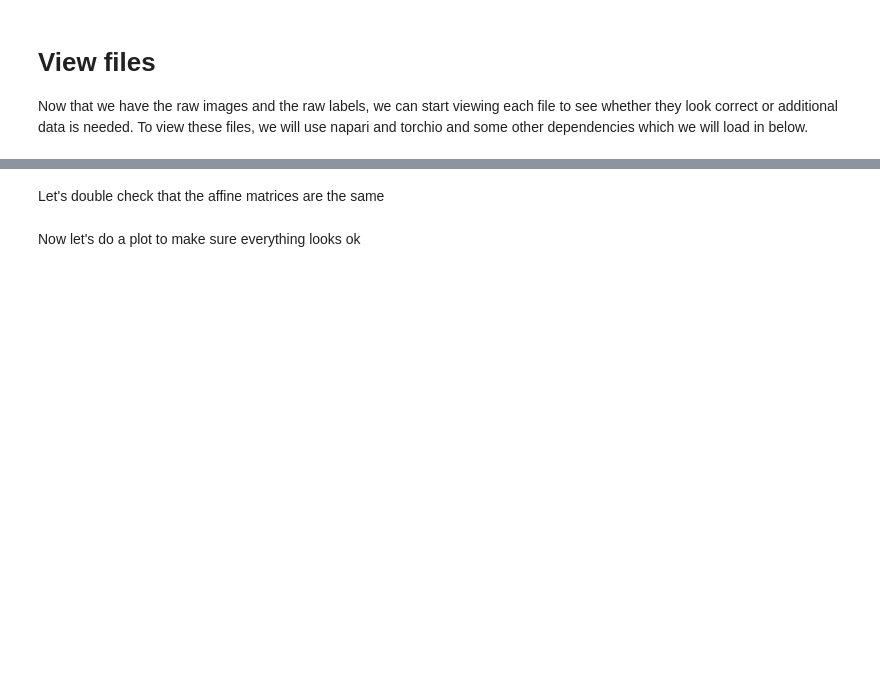
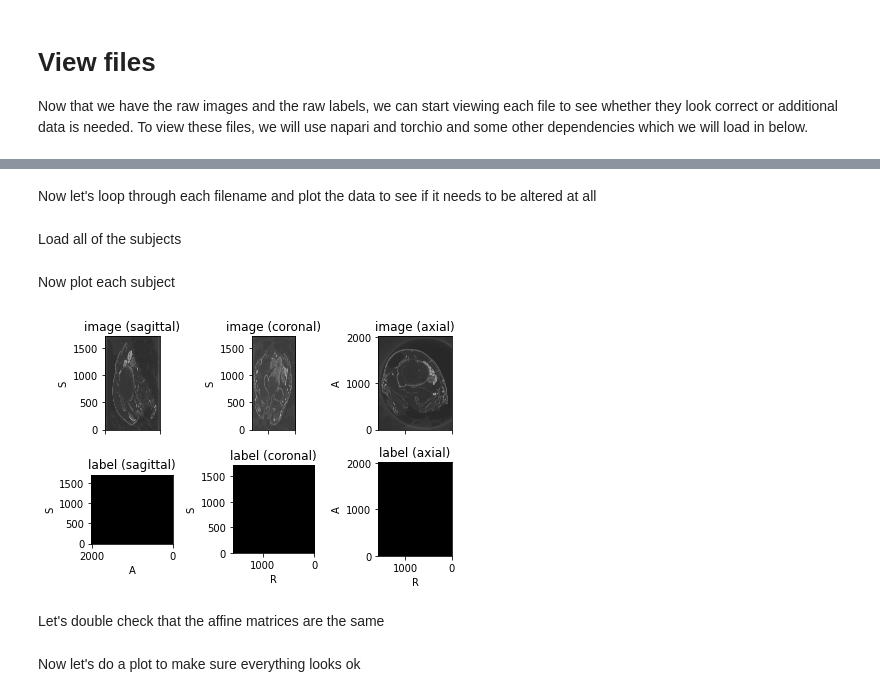
Before and after one commit to jakemanger/dhr, a Jupyter notebook: 03_view_files.ipynb, the cells around one changed output, grey strips where cells are left out. Cells and saved outputs as stored; diff of their text form; code cells hidden in the pictures; blank space fills up the shorter version.

Commit message:
added stages so we can plot images and labels together to inspect that they are ok

```diff
--- a/03_view_files.ipynb
+++ b/03_view_files.ipynb
@@ -39 +42,13 @@ labels[:5]
+# %%
+imgs_p = []
+for img in imgs:
+    imgs_p.append(Path(img).stem)
+
+labels_p = []
+for label in labels:
+    labels_p.append(Path(label).stem)
+
+filenames = sorted(list(set(imgs_p) & set(labels_p)))
+# %% [markdown]
+Now let's loop through each filename and plot the data to see if it needs to be altered at all
 # %%
@@ -42,0 +56,18 @@ for i in range(len(imgs)):
+# %% [markdown]
+Load all of the subjects
+# %%
+subjects = []
+
+for filename in filenames:
+    subject = tio.Subject(
+        image=tio.ScalarImage(img_dir + filename + '.nii'),
+        label=tio.LabelMap(label_dir + filename + '.nii'),
+        filename=filename
+    )
+    subjects.append(subject)
+# %% [markdown]
+Now plot each subject
+# %%
+subjects[0].plot()
+# %% [output]
+[figure, added]
```
Also changed, not shown: parts of 8 cells of this notebook, 3 other files.
